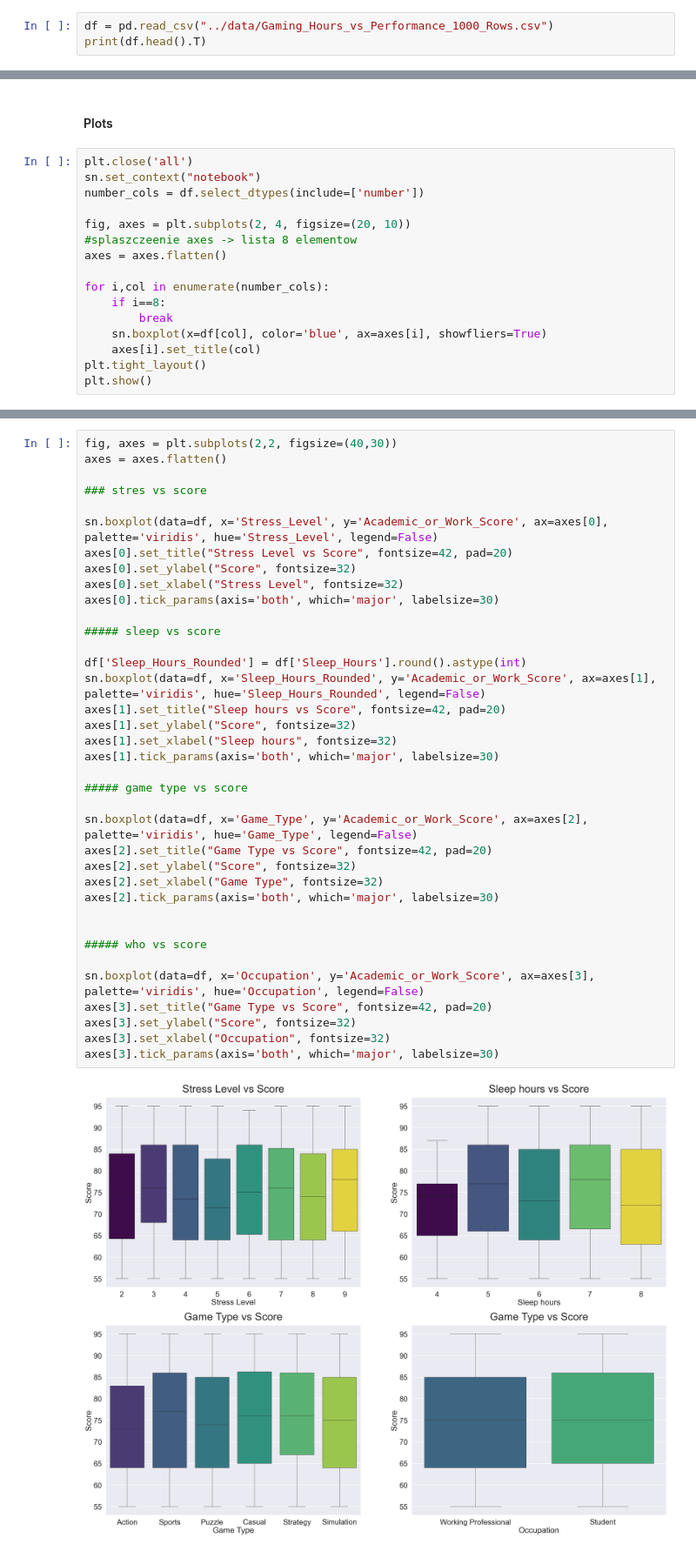
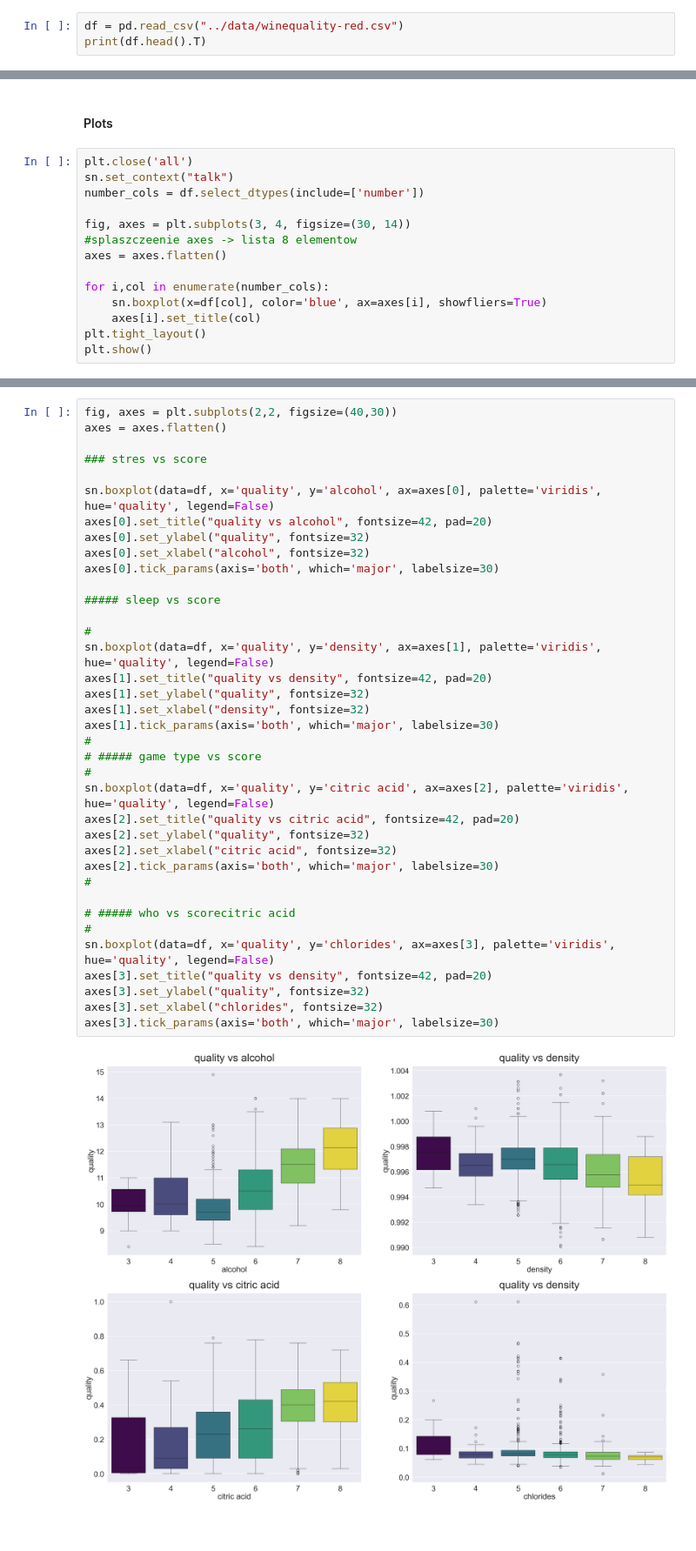
Before and after one commit to NewbieDuck/EWD_Projekt, a Jupyter notebook: notebooks/Faza_III.ipynb, the cells around one changed output, grey strips where cells are left out. Shown at 87% size. Saved outputs shown, nothing was run; the diff lists cells and outputs as text; blank space fills up the shorter version.

```diff
--- a/notebooks/Faza_III.ipynb
+++ b/notebooks/Faza_III.ipynb
@@ -8,4 +6,4 @@ from matplotlib.font_manager import font_scalings
 # %%
-df = pd.read_csv("../data/Gaming_Hours_vs_Performance_1000_Rows.csv")
+df = pd.read_csv("../data/winequality-red.csv")
 print(df.head().T)
 # %% [output]
@@ -51,16 +45,14 @@ df.describe()
 #### Plots
 # %%
 plt.close('all')
-sn.set_context("notebook")
+sn.set_context("talk")
 number_cols = df.select_dtypes(include=['number'])
 
-fig, axes = plt.subplots(2, 4, figsize=(20, 10))
+fig, axes = plt.subplots(3, 4, figsize=(30, 14))
 #splaszczeenie axes -> lista 8 elementow
 axes = axes.flatten()
 
 for i,col in enumerate(number_cols):
-    if i==8:
-        break
     sn.boxplot(x=df[col], color='blue', ax=axes[i], showfliers=True)
     axes[i].set_title(col)
 plt.tight_layout()
@@ -85,40 +73,40 @@ plt.show()
 # %%
 fig, axes = plt.subplots(2,2, figsize=(40,30))
 axes = axes.flatten()
 
 ### stres vs score
 
-sn.boxplot(data=df, x='Stress_Level', y='Academic_or_Work_Score', ax=axes[0], palette='viridis', hue='Stress_Level', legend=False)
-axes[0].set_title("Stress Level vs Score", fontsize=42, pad=20)
-axes[0].set_ylabel("Score", fontsize=32)
-axes[0].set_xlabel("Stress Level", fontsize=32)
+sn.boxplot(data=df, x='quality', y='alcohol', ax=axes[0], palette='viridis', hue='quality', legend=False)
+axes[0].set_title("quality vs alcohol", fontsize=42, pad=20)
+axes[0].set_ylabel("quality", fontsize=32)
+axes[0].set_xlabel("alcohol", fontsize=32)
 axes[0].tick_params(axis='both', which='major', labelsize=30)
 
 ##### sleep vs score
 
-df['Sleep_Hours_Rounded'] = df['Sleep_Hours'].round().astype(int)
-sn.boxplot(data=df, x='Sleep_Hours_Rounded', y='Academic_or_Work_Score', ax=axes[1], palette='viridis', hue='Sleep_Hours_Rounded', legend=False)
-axes[1].set_title("Sleep hours vs Score", fontsize=42, pad=20)
-axes[1].set_ylabel("Score", fontsize=32)
-axes[1].set_xlabel("Sleep hours", fontsize=32)
+#
+sn.boxplot(data=df, x='quality', y='density', ax=axes[1], palette='viridis', hue='quality', legend=False)
+axes[1].set_title("quality vs density", fontsize=42, pad=20)
+axes[1].set_ylabel("quality", fontsize=32)
+axes[1].set_xlabel("density", fontsize=32)
 axes[1].tick_params(axis='both', which='major', labelsize=30)
+#
+# ##### game type vs score
+#
+sn.boxplot(data=df, x='quality', y='citric acid', ax=axes[2], palette='viridis', hue='quality', legend=False)
+axes[2].set_title("quality vs citric acid", fontsize=42, pad=20)
+axes[2].set_ylabel("quality", fontsize=32)
+axes[2].set_xlabel("citric acid", fontsize=32)
+axes[2].tick_params(axis='both', which='major', labelsize=30)
+#
 
-##### game type vs score
-
-sn.boxplot(data=df, x='Game_Type', y='Academic_or_Work_Score', ax=axes[2], palette='viridis', hue='Game_Type', legend=False)
-axes[2].set_title("Game Type vs Score", fontsize=42, pad=20)
-axes[2].set_ylabel("Score", fontsize=32)
-axes[2].set_xlabel("Game Type", fontsize=32)
-axes[2].tick_params(axis='both', which='major', labelsize=30)
-
-
-##### who vs score
-
-sn.boxplot(data=df, x='Occupation', y='Academic_or_Work_Score', ax=axes[3], palette='viridis', hue='Occupation', legend=False)
-axes[3].set_title("Game Type vs Score", fontsize=42, pad=20)
-axes[3].set_ylabel("Score", fontsize=32)
-axes[3].set_xlabel("Occupation", fontsize=32)
+# ##### who vs scorecitric acid
+#
+sn.boxplot(data=df, x='quality', y='chlorides', ax=axes[3], palette='viridis', hue='quality', legend=False)
+axes[3].set_title("quality vs density", fontsize=42, pad=20)
+axes[3].set_ylabel("quality", fontsize=32)
+axes[3].set_xlabel("chlorides", fontsize=32)
 axes[3].tick_params(axis='both', which='major', labelsize=30)
 # %% [output]
-[figure, old version]
+[figure, new version]
 # %%
```
Also changed, not shown: parts of 18 cells of this notebook, 1 other file.
